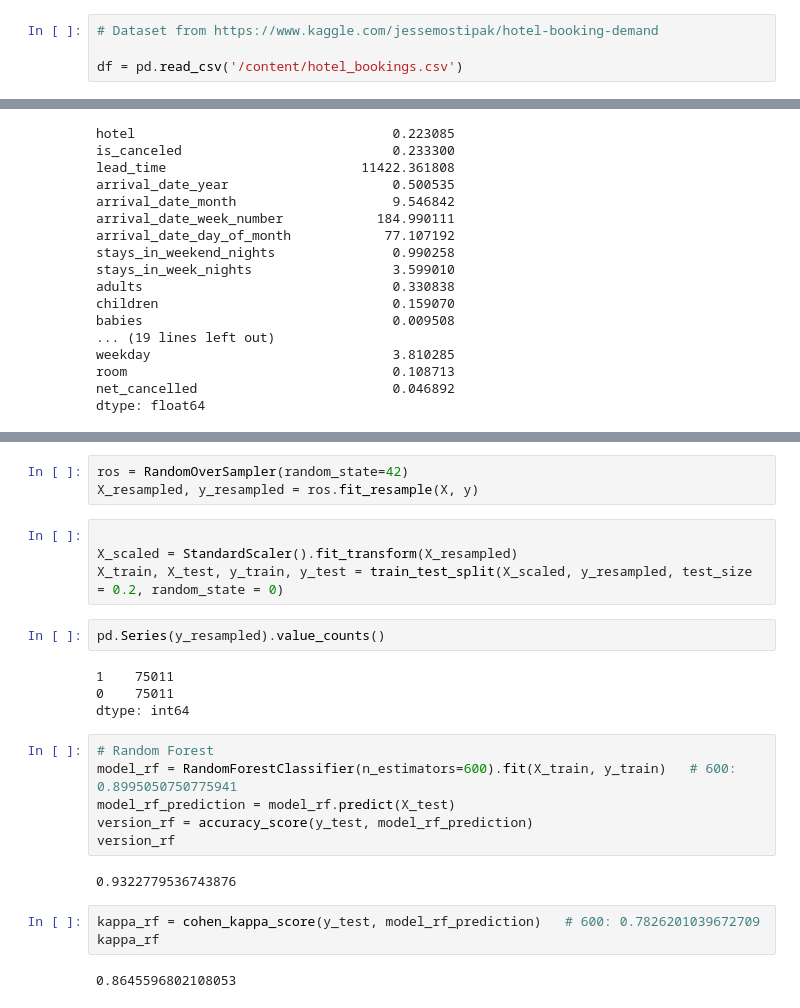
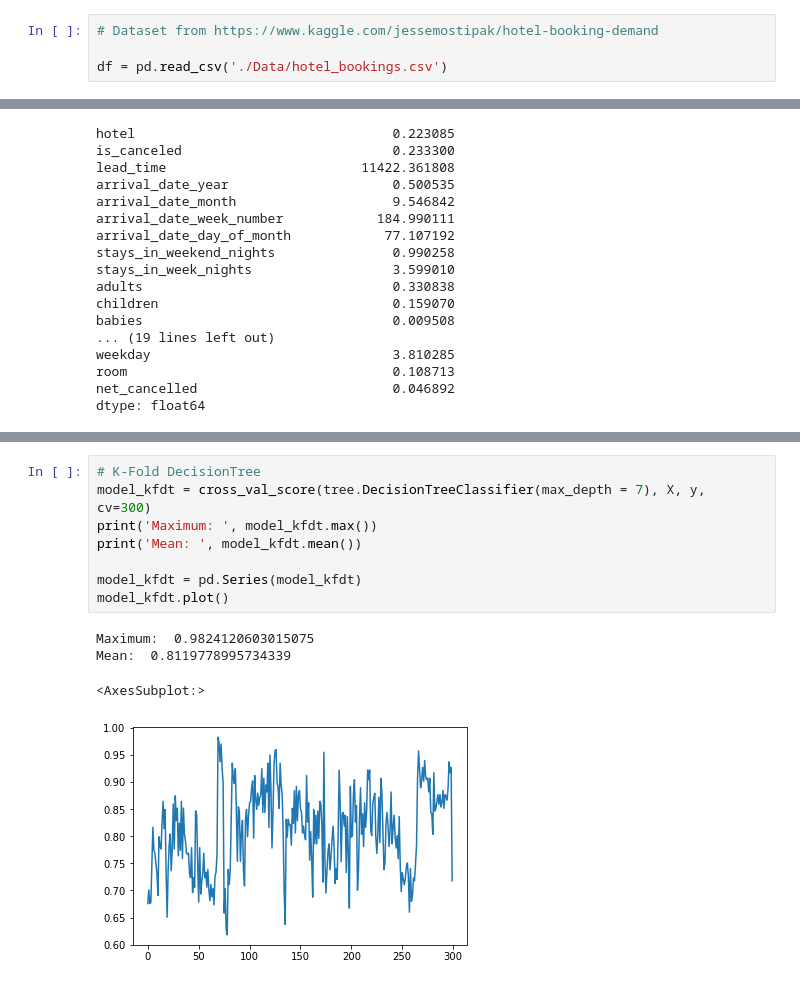
Before and after one commit to DJ1070/Hotel_Bookings, a Jupyter notebook: Hotel_Cancellation_Prediction4.ipynb, the cells around one changed output, grey strips where cells are left out. Cells and saved outputs as stored; diff of their text form.

```diff
--- a/Hotel_Cancellation_Prediction4.ipynb
+++ b/Hotel_Cancellation_Prediction4.ipynb
@@ -36,7 +22,7 @@ Requirement already satisfied: retrying>=1.3.3 in /usr/local/lib/python3.7/dist-
 # %%
 # Dataset from https://www.kaggle.com/jessemostipak/hotel-booking-demand
 
-df = pd.read_csv('/content/hotel_bookings.csv')
+df = pd.read_csv('./Data/hotel_bookings.csv')
 # %%
 df
 # %% [output]
@@ -532,26 +416,13 @@ from imblearn.over_sampling import RandomOverSampler
-# %%
-ros = RandomOverSampler(random_state=42)
-X_resampled, y_resampled = ros.fit_resample(X, y)
-# %%
-
-X_scaled = StandardScaler().fit_transform(X_resampled)
-X_train, X_test, y_train, y_test = train_test_split(X_scaled, y_resampled, test_size = 0.2, random_state = 0)
-# %%
-pd.Series(y_resampled).value_counts()
-# %% [output]
-1    75011
-0    75011
-dtype: int64
-# %%
-# Random Forest
-model_rf = RandomForestClassifier(n_estimators=600).fit(X_train, y_train)   # 600: 0.8995050750775941
-model_rf_prediction = model_rf.predict(X_test)
-version_rf = accuracy_score(y_test, model_rf_prediction)
-version_rf
-# %% [output]
-0.9322779536743876
-# %%
-kappa_rf = cohen_kappa_score(y_test, model_rf_prediction)   # 600: 0.7826201039672709
-kappa_rf
-# %% [output]
-0.8645596802108053
+# %%
+# K-Fold DecisionTree
+model_kfdt = cross_val_score(tree.DecisionTreeClassifier(max_depth = 7), X, y, cv=300)
+print('Maximum: ', model_kfdt.max())
+print('Mean: ', model_kfdt.mean())
+
+model_kfdt = pd.Series(model_kfdt)
+model_kfdt.plot()
+# %% [output]
+Maximum:  0.9824120603015075
+Mean:  0.8119778995734339
+<AxesSubplot:>
+[figure, added]
```
Also changed, not shown: parts of 52 cells of this notebook.
